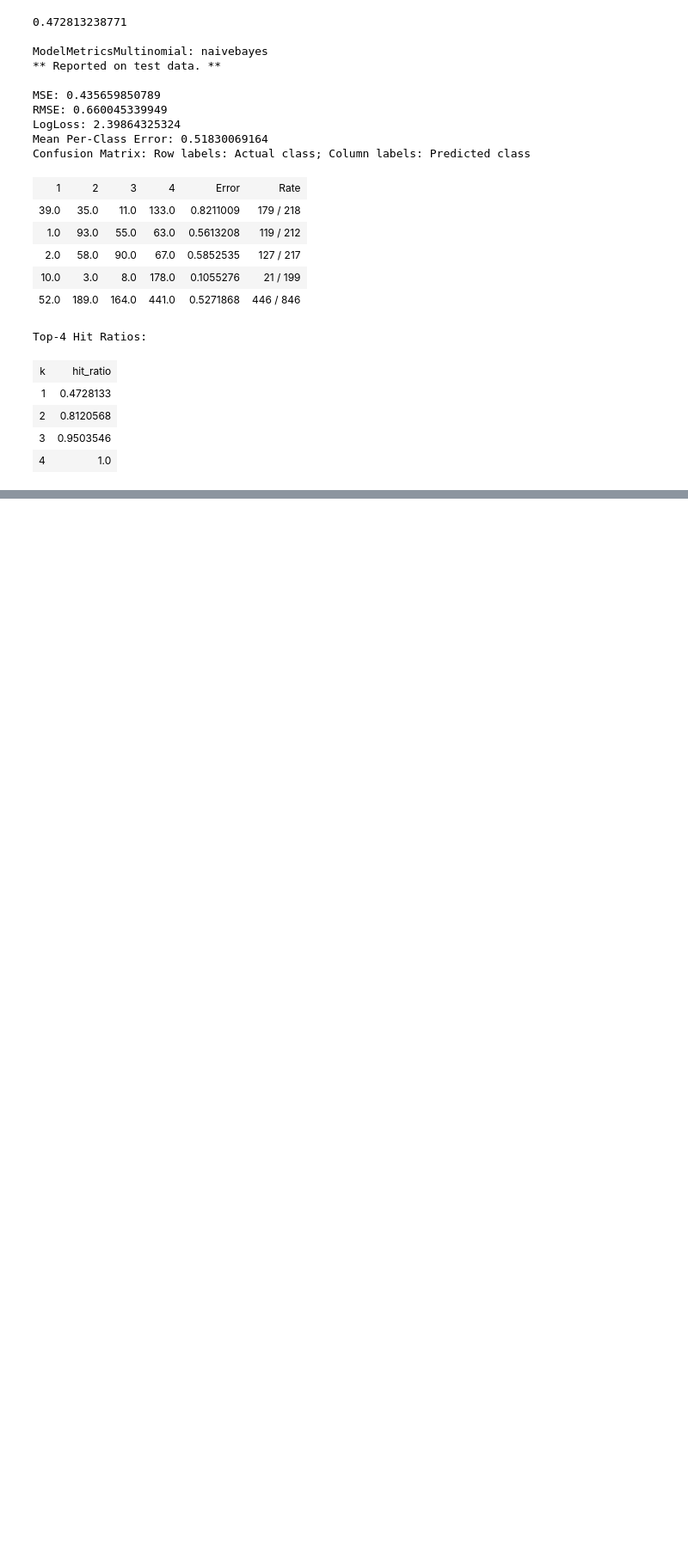
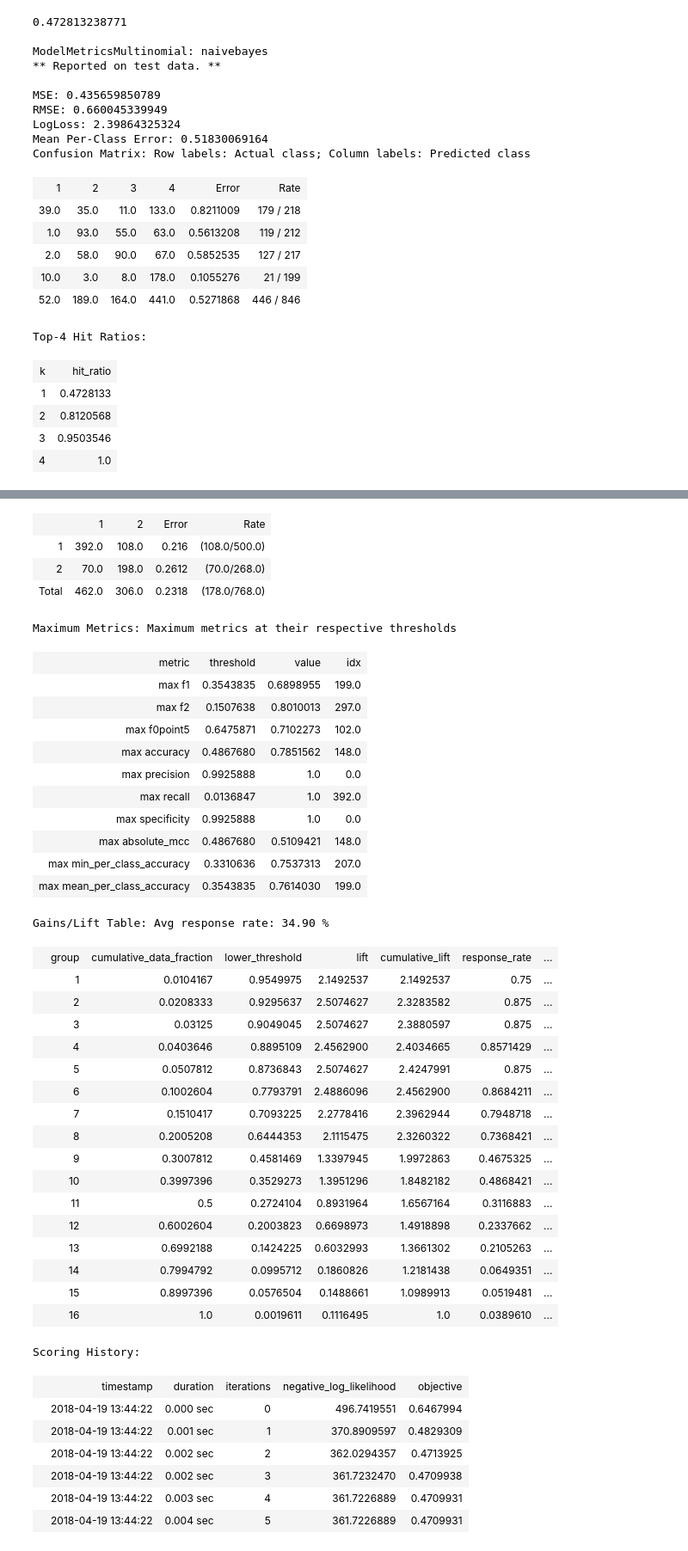
Before and after one commit to eacunafer/Data-Mining-Machine-Learning-subgraduado-, a Jupyter notebook: notebooks/logis1.ipynb, the cells around one changed output, grey strips where cells are left out. Shown at 86% size. Saved outputs shown, nothing was run; the diff lists cells and outputs as text; code cells hidden in the pictures; blank space fills up the shorter version.

```diff
--- a/notebooks/logis1.ipynb
+++ b/notebooks/logis1.ipynb
@@ -164,0 +270,9 @@ Top-4 Hit Ratios:
+# %%
+diabetes = h2o.import_file("https://academic.uprm.edu/eacuna/diabetes.dat")
+myx=['C1','C2','C3','C4','C5','C6','C7','C8']
+diabetes['C9']=diabetes['C9'].asfactor()
+myy='C9'
+glm_model = H2OGeneralizedLinearEstimator(family= "binomial", lambda_ = 0, compute_p_values = True)
+glm_model.train(myx, myy, training_frame= diabetes)
+glm_model
+# %% [output]
@@ -164,0 +299,42 @@ Top-4 Hit Ratios:
+|  | 1 | 2 | Error | Rate |
+| 1 | 392.0 | 108.0 | 0.216 | (108.0/500.0) |
+| 2 | 70.0 | 198.0 | 0.2612 | (70.0/268.0) |
+| Total | 462.0 | 306.0 | 0.2318 | (178.0/768.0) |
+Maximum Metrics: Maximum metrics at their respective thresholds
+| metric | threshold | value | idx |
+| max f1 | 0.3543835 | 0.6898955 | 199.0 |
+| max f2 | 0.1507638 | 0.8010013 | 297.0 |
+| max f0point5 | 0.6475871 | 0.7102273 | 102.0 |
+| max accuracy | 0.4867680 | 0.7851562 | 148.0 |
+| max precision | 0.9925888 | 1.0 | 0.0 |
+| max recall | 0.0136847 | 1.0 | 392.0 |
+| max specificity | 0.9925888 | 1.0 | 0.0 |
+| max absolute_mcc | 0.4867680 | 0.5109421 | 148.0 |
+| max min_per_class_accuracy | 0.3310636 | 0.7537313 | 207.0 |
+| max mean_per_class_accuracy | 0.3543835 | 0.7614030 | 199.0 |
+Gains/Lift Table: Avg response rate: 34.90 %
+|  | group | cumulative_data_fraction | lower_threshold | lift | cumulative_lift | response_rate | ... |
+|  | 1 | 0.0104167 | 0.9549975 | 2.1492537 | 2.1492537 | 0.75 | ... |
+|  | 2 | 0.0208333 | 0.9295637 | 2.5074627 | 2.3283582 | 0.875 | ... |
+|  | 3 | 0.03125 | 0.9049045 | 2.5074627 | 2.3880597 | 0.875 | ... |
+|  | 4 | 0.0403646 | 0.8895109 | 2.4562900 | 2.4034665 | 0.8571429 | ... |
+|  | 5 | 0.0507812 | 0.8736843 | 2.5074627 | 2.4247991 | 0.875 | ... |
+|  | 6 | 0.1002604 | 0.7793791 | 2.4886096 | 2.4562900 | 0.8684211 | ... |
+|  | 7 | 0.1510417 | 0.7093225 | 2.2778416 | 2.3962944 | 0.7948718 | ... |
+|  | 8 | 0.2005208 | 0.6444353 | 2.1115475 | 2.3260322 | 0.7368421 | ... |
+|  | 9 | 0.3007812 | 0.4581469 | 1.3397945 | 1.9972863 | 0.4675325 | ... |
+|  | 10 | 0.3997396 | 0.3529273 | 1.3951296 | 1.8482182 | 0.4868421 | ... |
+|  | 11 | 0.5 | 0.2724104 | 0.8931964 | 1.6567164 | 0.3116883 | ... |
+|  | 12 | 0.6002604 | 0.2003823 | 0.6698973 | 1.4918898 | 0.2337662 | ... |
+|  | 13 | 0.6992188 | 0.1424225 | 0.6032993 | 1.3661302 | 0.2105263 | ... |
+|  | 14 | 0.7994792 | 0.0995712 | 0.1860826 | 1.2181438 | 0.0649351 | ... |
+|  | 15 | 0.8997396 | 0.0576504 | 0.1488661 | 1.0989913 | 0.0519481 | ... |
+|  | 16 | 1.0 | 0.0019611 | 0.1116495 | 1.0 | 0.0389610 | ... |
+Scoring History:
+|  | timestamp | duration | iterations | negative_log_likelihood | objective |
+|  | 2018-04-19 13:44:22 | 0.000 sec | 0 | 496.7419551 | 0.6467994 |
+|  | 2018-04-19 13:44:22 | 0.001 sec | 1 | 370.8909597 | 0.4829309 |
+|  | 2018-04-19 13:44:22 | 0.002 sec | 2 | 362.0294357 | 0.4713925 |
+|  | 2018-04-19 13:44:22 | 0.002 sec | 3 | 361.7232470 | 0.4709938 |
+|  | 2018-04-19 13:44:22 | 0.003 sec | 4 | 361.7226889 | 0.4709931 |
+|  | 2018-04-19 13:44:22 | 0.004 sec | 5 | 361.7226889 | 0.4709931 |
```
Also changed, not shown: parts of 24 cells of this notebook, 2 other files.
